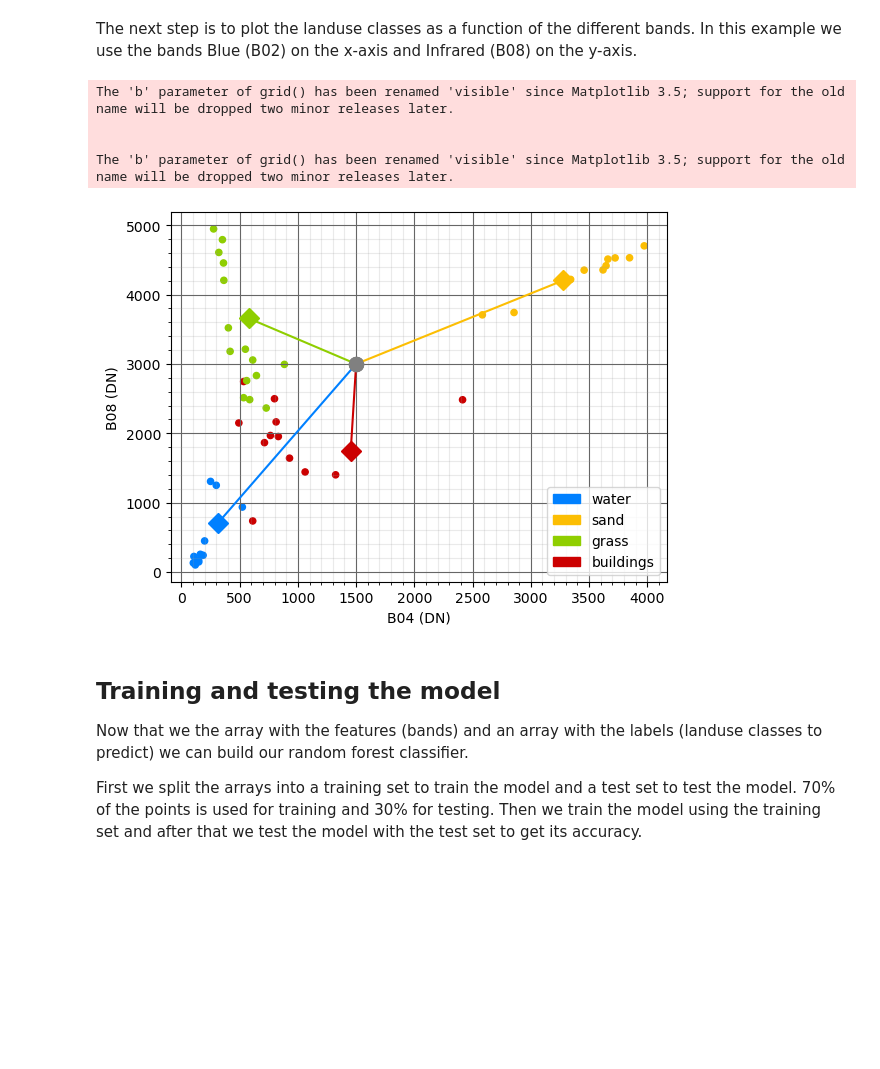
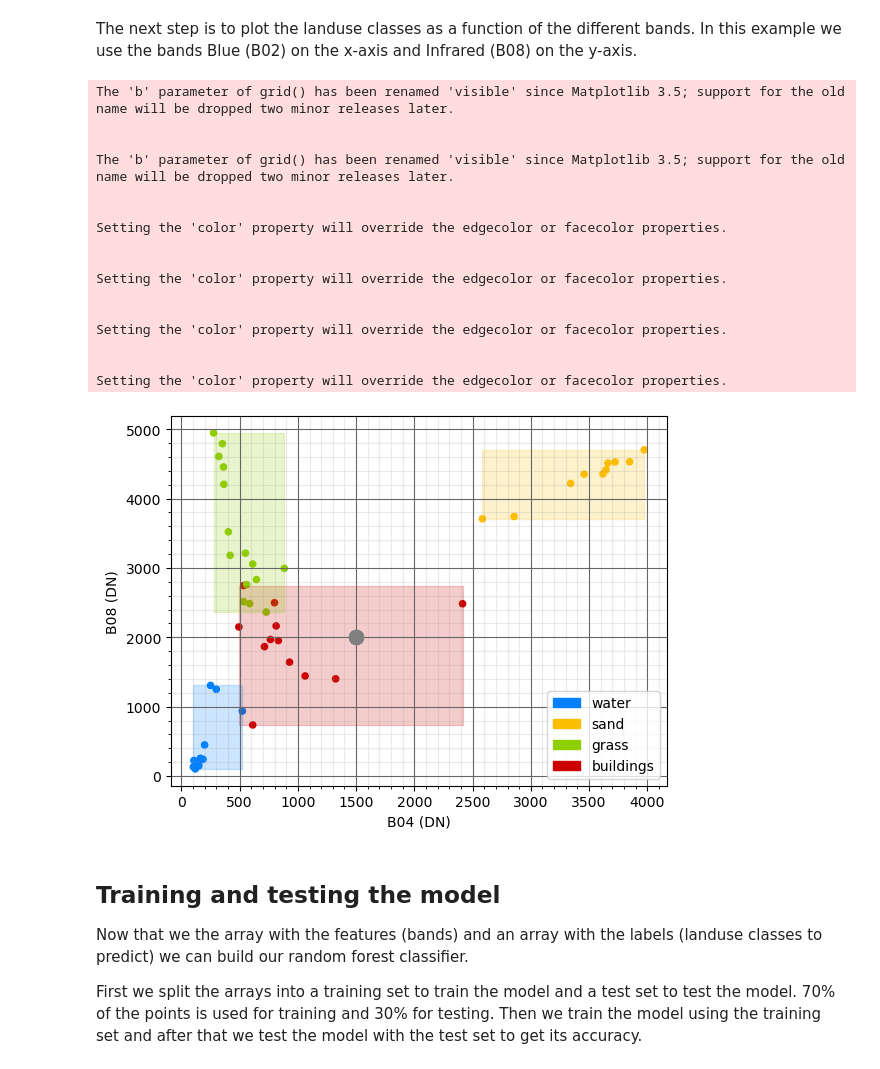
Before and after one commit to MarkTerlien/Quatro-Book-TeM, a Jupyter notebook: supervised_classification.ipynb, the cells around one changed output. Saved outputs shown, nothing was run; the diff lists cells and outputs as text; code cells hidden in the pictures; blank space fills up the shorter version.

```diff
--- a/supervised_classification.ipynb
+++ b/supervised_classification.ipynb
@@ -417,9 +417,9 @@ if Waalwijk:
    # hull or not
    # 1 = Parallepided
    # 2 = Minimum distance
-   CLASSIFIER = 2
+   CLASSIFIER = 1
    unknown_point_x = 1500
-   unknown_point_y = 3000
+   unknown_point_y = 2000
    HULL = False
 
    # Draw enclosure
@@ -460,34 +460,47 @@ if Waalwijk:
             # Interpolate
             dist = np.sqrt((x_hull[:-1] - x_hull[1:])**2 + (y_hull[:-1] - y_hull[1:])**2)
             dist_along = np.concatenate(([0], dist.cumsum()))
             spline, u = interpolate.splprep([x_hull, y_hull],
                                              u=dist_along, s=0, per=1)
             interp_d = np.linspace(dist_along[0], dist_along[-1], 50)
             interp_x, interp_y = interpolate.splev(interp_d, spline)
             plt.fill(interp_x, interp_y, '--', c=landuse_class_color_dict[id_landuse_class_dict[i]], alpha=0.2)
          else:
             # Plot MBR
             rect=mpatches.Rectangle((x_min,y_min),(x_max-x_min),(y_max-y_min),
                            fill = True,
                            color = landuse_class_color_dict[id_landuse_class_dict[i]],
                            facecolor = landuse_class_color_dict[id_landuse_class_dict[i]],
                            linewidth = 1, alpha=0.2)
             plt.gca().add_patch(rect)
+            plt.plot([unknown_point_x], [unknown_point_y], marker='o', ls='none', c='grey', ms=10)
 
       # Plot minimum distance
       if CLASSIFIER == 2:
          color = landuse_class_color_dict[id_landuse_class_dict[i]]
          marker = ('D')
          size = 100
          plt.plot([x_ctr], [y_ctr], marker='D', ls='none', c=color, ms=10)
          plt.plot([x_ctr, unknown_point_x], [y_ctr, unknown_point_y], c=color)
          plt.plot([unknown_point_x], [unknown_point_y], marker='o', ls='none', c='grey', ms=10)
 # %% [output]
 The 'b' parameter of grid() has been renamed 'visible' since Matplotlib 3.5; support for the old name will be dropped two minor releases later.
 
 
 The 'b' parameter of grid() has been renamed 'visible' since Matplotlib 3.5; support for the old name will be dropped two minor releases later.
+
+
+Setting the 'color' property will override the edgecolor or facecolor properties.
+
+
+Setting the 'color' property will override the edgecolor or facecolor properties.
+
+
+Setting the 'color' property will override the edgecolor or facecolor properties.
+
+
+Setting the 'color' property will override the edgecolor or facecolor properties.
-[figure, old version]
+[figure, new version]
 # %% [markdown]
 ## Training and testing the model
 
```
Also changed, not shown: 1 other file.
